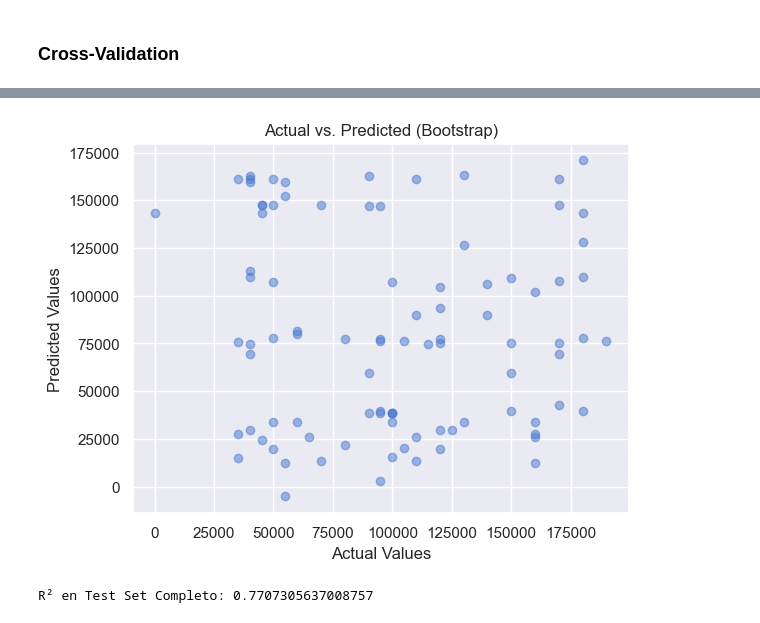
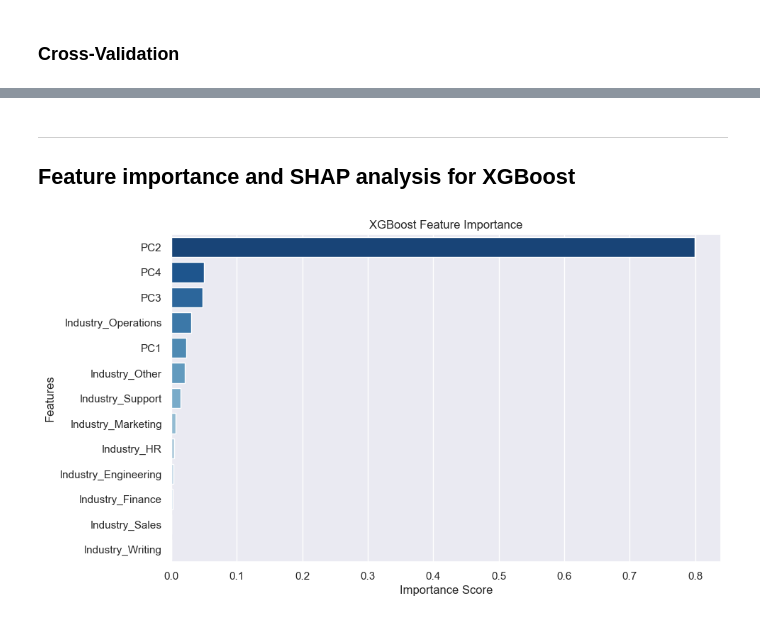
Before and after one commit to HLussiatti/SalaryForecast, a Jupyter notebook: notebooks/3. ML_Model.ipynb, the cells around one changed output, grey strips where cells are left out. Saved outputs shown, nothing was run; the diff lists cells and outputs as text; code cells hidden in the pictures.

Commit message:
README and ML Feature Analysis

```diff
--- a/notebooks/3. ML_Model.ipynb
+++ b/notebooks/3. ML_Model.ipynb
@@ -354,15 +237,21 @@ TypeError: got an unexpected keyword argument 'squared'
-# %%
-plt.scatter(y_test, y_pred_sample, alpha=0.5)
-plt.xlabel("Actual Values")
-plt.ylabel("Predicted Values")
-plt.title("Actual vs. Predicted (Bootstrap)")
-plt.show()
-# %% [output]
-[figure, removed]
-# %%
-y_pred_full = best_models["Neural Network"].predict(X_test)
-y_pred_full = scaler_y.inverse_transform(y_pred_full.reshape(-1, 1)).ravel()
-
-print("R² en Test Set Completo:", r2_score(y_test, y_pred_full))
-# %% [output]
-R² en Test Set Completo: 0.7707305637008757
+# %% [markdown]
+---
+## Feature importance and SHAP analysis for XGBoost
+# %%
+# Verificar si el modelo tiene feature_importances_
+importance = best_models["XGBoost"].feature_importances_
+features = X_train.columns
+
+# Crear DataFrame ordenado
+importance_df = pd.DataFrame({"Feature": features, "Importance": importance})
+importance_df = importance_df.sort_values(by="Importance", ascending=False)
+
+# Visualización
+plt.figure(figsize=(10, 6))
+sns.barplot(x="Importance", y="Feature", data=importance_df, palette="Blues_r")
+plt.title("XGBoost Feature Importance")
+plt.xlabel("Importance Score")
+plt.ylabel("Features")
+plt.show()
+# %% [output]
+[figure, added]
```
Also changed, not shown: parts of 17 cells of this notebook, 10 other files.
